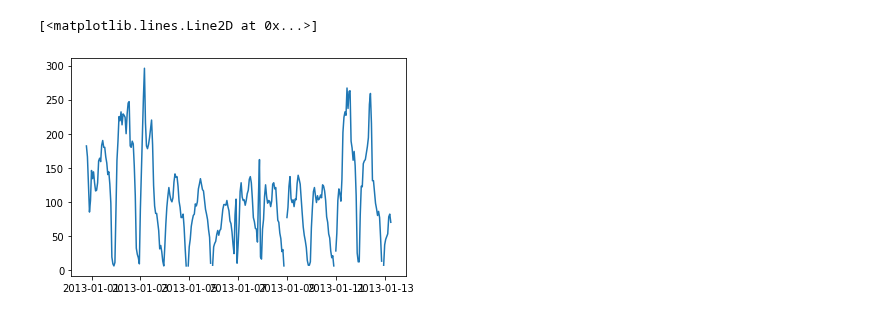
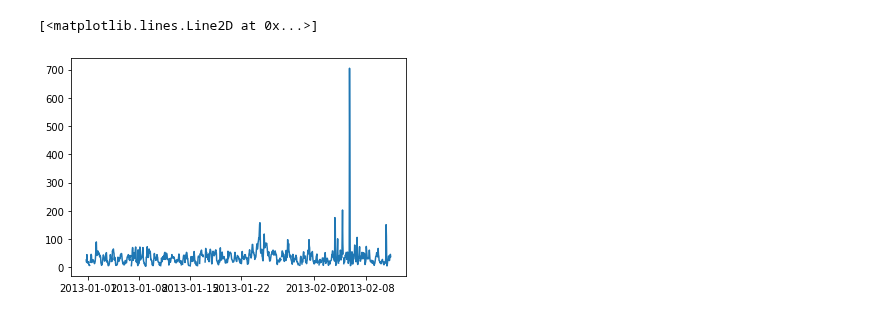
Before and after one commit to aety/insight, a Jupyter notebook: RATP/air/pickleToData_PROPHET.ipynb, the cells around one changed output. Cells and saved outputs as stored; diff of their text form; code cells hidden in the pictures.

Commit message:
used franklin-d-roosevelt data instead

```diff
--- a/RATP/air/pickleToData_PROPHET.ipynb
+++ b/RATP/air/pickleToData_PROPHET.ipynb
@@ -1,19 +1,19 @@
 # %%
 # load JSON
 import json
 import pandas as pd
 
-data = pd.read_pickle('chatelet/airQualityDataframe-chatelet-PM10.pkl')
+data = pd.read_pickle('franklin-d-roosevelt/airQualityDataframe-franklin-d-roosevelt-PM10.pkl')
 data = data.sort_values(by=['ds'])
 
-df = data[0:300]
+df = data[0:1000]
 
 import matplotlib.pyplot as plt
 pd.plotting.register_matplotlib_converters() # this resolves some issues with data type
 plt.plot(df['ds'],df['y'])
 # %% [output]
 [<matplotlib.lines.Line2D at 0x...>]
-[figure, old version]
+[figure, new version]
 # %%
 from fbprophet import Prophet
 m = Prophet(changepoint_prior_scale=0.5) #  Increasing scale will make the trend more flexible:
```
Also changed, not shown: parts of 3 cells of this notebook.
